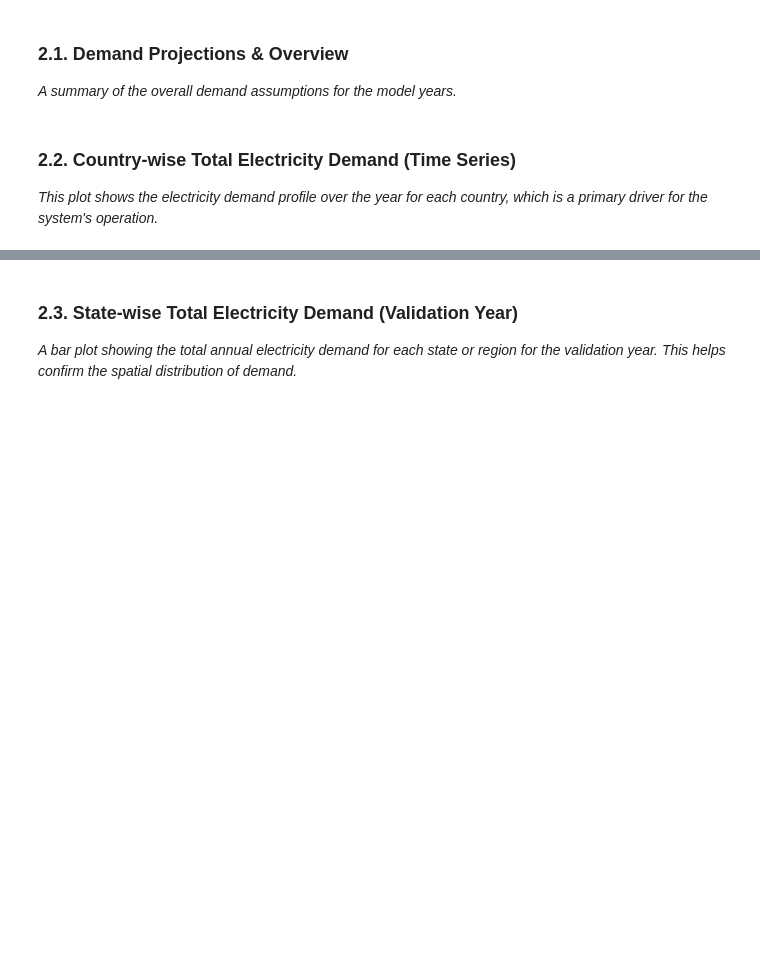
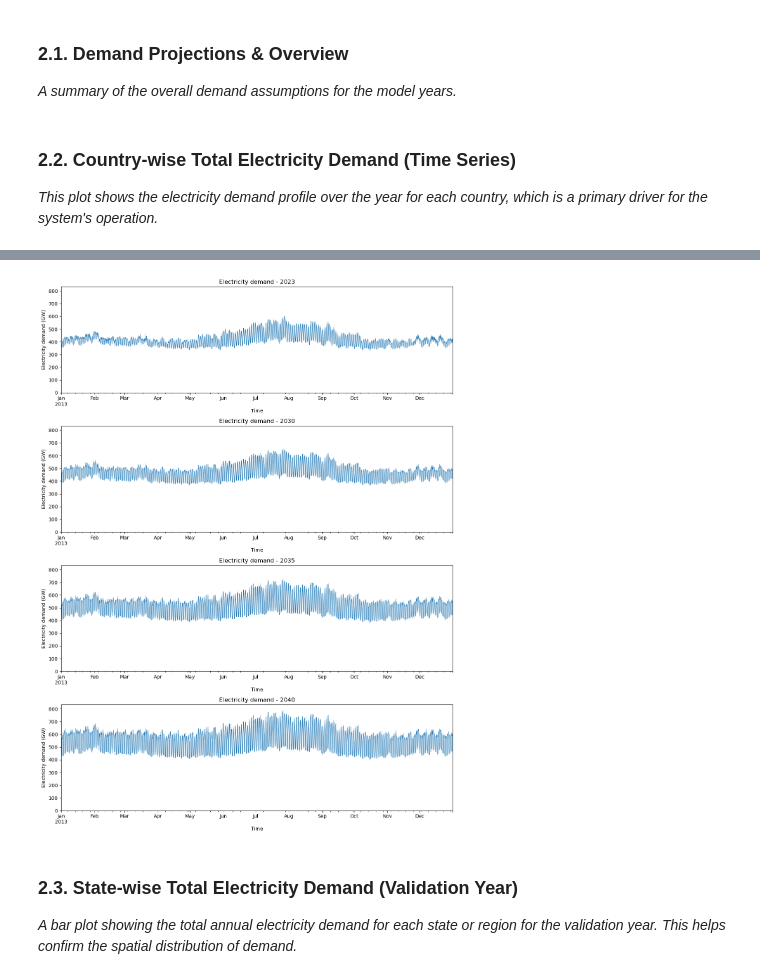
Before and after one commit to open-energy-transition/efuels-supply-potentials, a Jupyter notebook: notebooks/scenario_analysis.ipynb, the cells around one changed output, grey strips where cells are left out. Cells and saved outputs as stored; diff of their text form; code cells hidden in the pictures; blank space fills up the shorter version.

Commit message:
fix relative plots, data center demand and installed capacity maps

```diff
--- a/notebooks/scenario_analysis.ipynb
+++ b/notebooks/scenario_analysis.ipynb
@@ -457,7 +514,7 @@ static_load_carriers = ["rail transport electricity", "agriculture electricity",
 dynamic_load_carriers = ["AC", "services electricity", "land transport EV"]
 
 demand = pd.DataFrame(columns=networks.keys(), index=dynamic_load_carriers+static_load_carriers+["total demand"])
-demand_profile = pd.DataFrame(columns=networks.keys(), index=networks["Base Scenario"].snapshots)
+demand_profile = pd.DataFrame(columns=networks.keys(), index=networks["Base_2023"].snapshots)
 ac_load, services_load, ev_load = 0, 0, 0
 
 for name, n in networks.items():
@@ -522,14 +588,30 @@ demand
 # %%
-fig, axes = plt.subplots(nrows=3, ncols=1, figsize=(12,12))
-(demand_profile.filter(like="Base")/1e3).plot(ax=axes[0])
-(demand_profile.filter(like="Scenario A")/1e3).plot(ax=axes[1])
-(demand_profile.filter(like="Scenario B")/1e3).plot(ax=axes[2])
+years = set()
+for col in demand_profile.columns:
+    match = re.search(r"\d{4}", col)
+    if match:
+        years.add(int(match.group()))
 
-for ax, y in zip(axes, ['Base', "Scenario A", "Scenario B"]):
-    ax.set_ylabel("Demand (GW)")
-    ax.legend()
-    ax.set_xlabel(None)
-    ax.set_title(y)
+years = sorted(years)
+
+fig, axes = plt.subplots(nrows=len(years), ncols=1, figsize=(12, 4 * len(years)))
+
+y_max = (demand_profile / 1e3).max().max() * 1.05
+
+for ax, year in zip(axes, years):
+    cols = [col for col in demand_profile.columns if str(year) in col]
+    if cols:
+        (demand_profile[cols] / 1e3).plot(ax=ax, linewidth=0.5, legend = False)
+        ax.set_title(f"Electricity demand - {year}")
+        ax.set_xlabel("Time")
+        ax.set_ylabel("Electricity demand (GW)")
+        ax.set_ylim(0, y_max)
+    else:
+        ax.set_visible(False)
+
+plt.tight_layout()
+# %% [output]
+[figure, added]
 # %% [markdown]
 ### 2.3. State-wise Total Electricity Demand (Validation Year)
 *A bar plot showing the total annual electricity demand for each state or region for the validation year. This helps confirm the spatial distribution of demand.*
```
Also changed, not shown: parts of 22 cells of this notebook.
